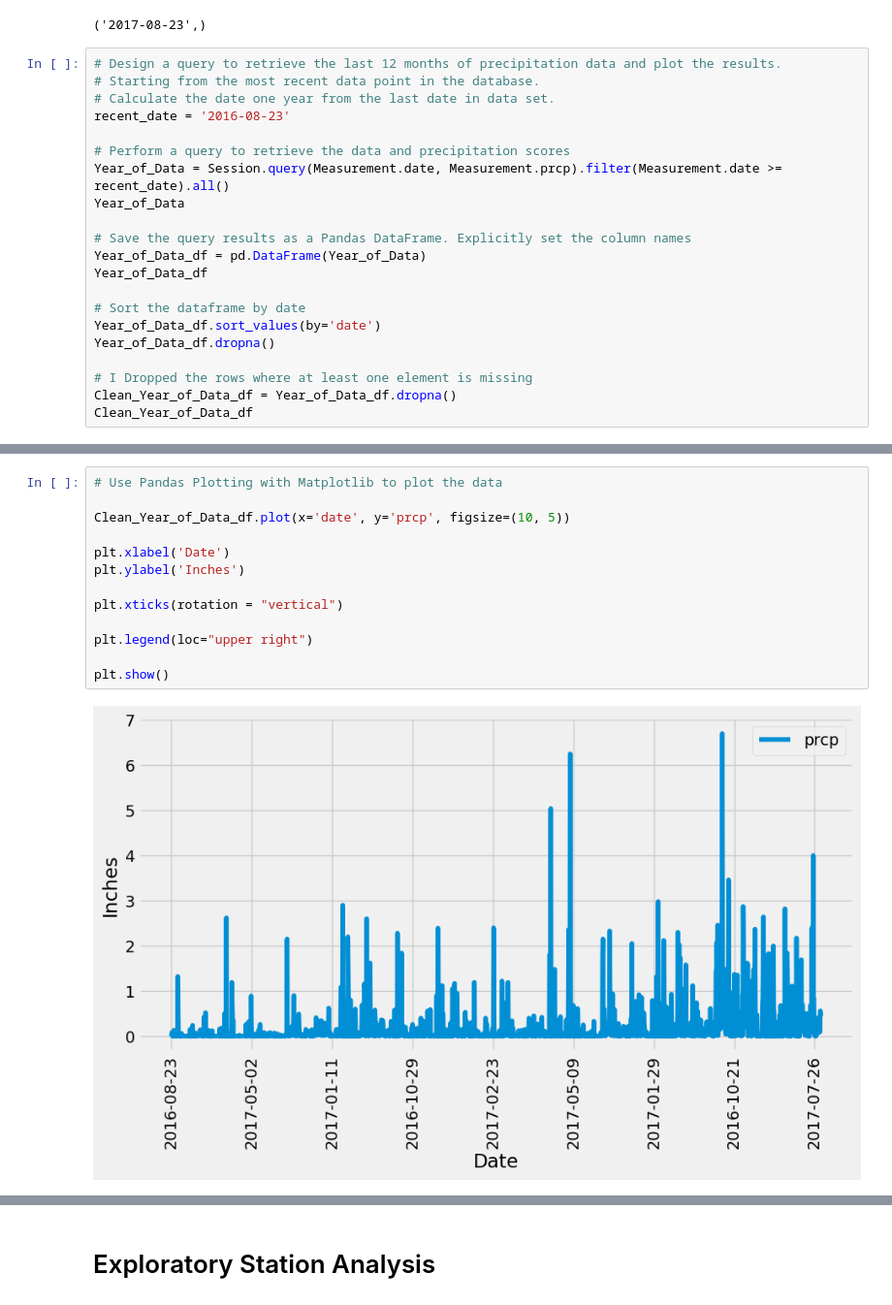
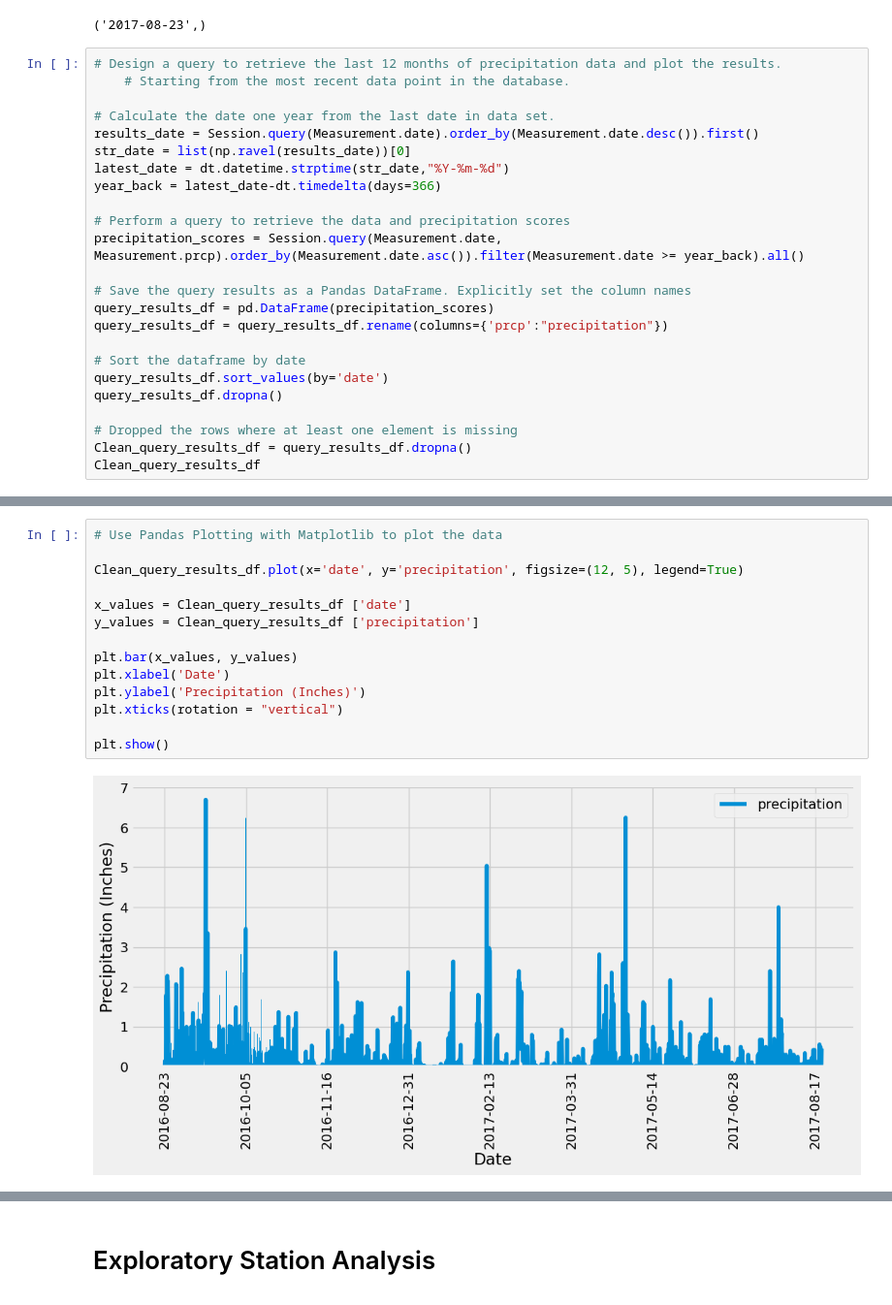
Before and after one commit to HeliosRider/sqlalchemy-challenge, a Jupyter notebook: SurfsUp/climate_starter.ipynb, the cells around one changed output, grey strips where cells are left out. Shown at 97% size. Saved outputs shown, nothing was run; the diff lists cells and outputs as text.

```diff
--- a/SurfsUp/climate_starter.ipynb
+++ b/SurfsUp/climate_starter.ipynb
@@ -64,23 +64,26 @@ Session.query(Measurement.date).order_by(Measurement.date.desc()).first()
 ('2017-08-23',)
 # %%
 # Design a query to retrieve the last 12 months of precipitation data and plot the results.
-# Starting from the most recent data point in the database.
+    # Starting from the most recent data point in the database.
+
 # Calculate the date one year from the last date in data set.
-recent_date = '2016-08-23'
+results_date = Session.query(Measurement.date).order_by(Measurement.date.desc()).first()
+str_date = list(np.ravel(results_date))[0]
+latest_date = dt.datetime.strptime(str_date,"%Y-%m-%d")
+year_back = latest_date-dt.timedelta(days=366)
 
 # Perform a query to retrieve the data and precipitation scores
-Year_of_Data = Session.query(Measurement.date, Measurement.prcp).filter(Measurement.date >= recent_date).all()
-Year_of_Data
+precipitation_scores = Session.query(Measurement.date, Measurement.prcp).order_by(Measurement.date.asc()).filter(Measurement.date >= year_back).all()
 
 # Save the query results as a Pandas DataFrame. Explicitly set the column names
-Year_of_Data_df = pd.DataFrame(Year_of_Data)
-Year_of_Data_df
+query_results_df = pd.DataFrame(precipitation_scores)
+query_results_df = query_results_df.rename(columns={'prcp':"precipitation"})
 
 # Sort the dataframe by date
-Year_of_Data_df.sort_values(by='date')
-Year_of_Data_df.dropna()
+query_results_df.sort_values(by='date')
+query_results_df.dropna()
 
-# I Dropped the rows where at least one element is missing
-Clean_Year_of_Data_df = Year_of_Data_df.dropna()
-Clean_Year_of_Data_df
+# Dropped the rows where at least one element is missing
+Clean_query_results_df = query_results_df.dropna()
+Clean_query_results_df
 # %% [output]
@@ -100,17 +103,18 @@ Clean_Year_of_Data_df
 # %%
 # Use Pandas Plotting with Matplotlib to plot the data
 
-Clean_Year_of_Data_df.plot(x='date', y='prcp', figsize=(10, 5))
+Clean_query_results_df.plot(x='date', y='precipitation', figsize=(12, 5), legend=True)
 
+x_values = Clean_query_results_df ['date']
+y_values = Clean_query_results_df ['precipitation']
+
+plt.bar(x_values, y_values)
 plt.xlabel('Date')
-plt.ylabel('Inches')
-
+plt.ylabel('Precipitation (Inches)')
 plt.xticks(rotation = "vertical")
 
-plt.legend(loc="upper right")
-
 plt.show()
 # %% [output]
-[figure, old version]
+[figure, new version]
 # %%
 # Use Pandas to calculate the summary statistics for the precipitation data
```
Also changed, not shown: parts of 5 cells of this notebook, 2 other files.
